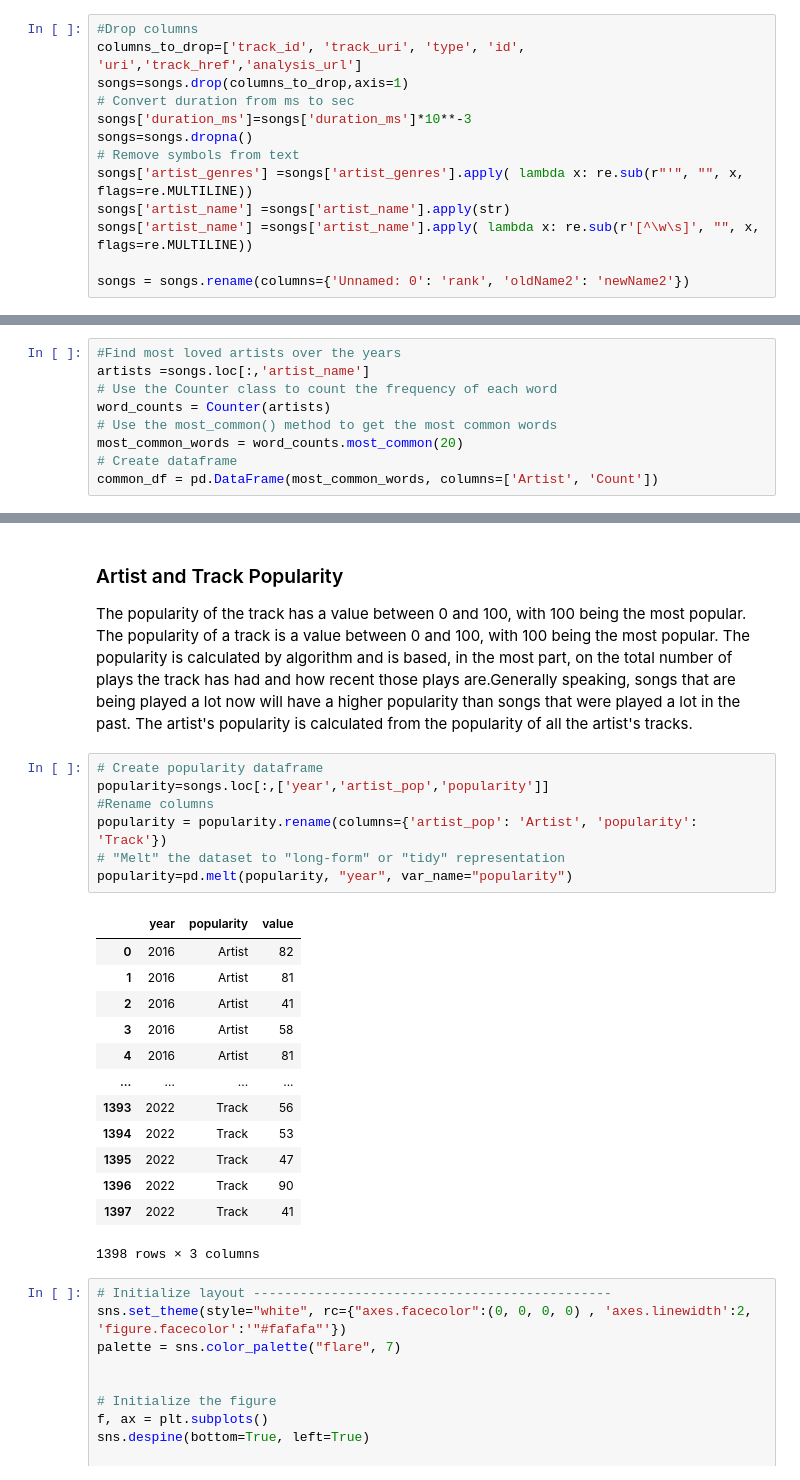
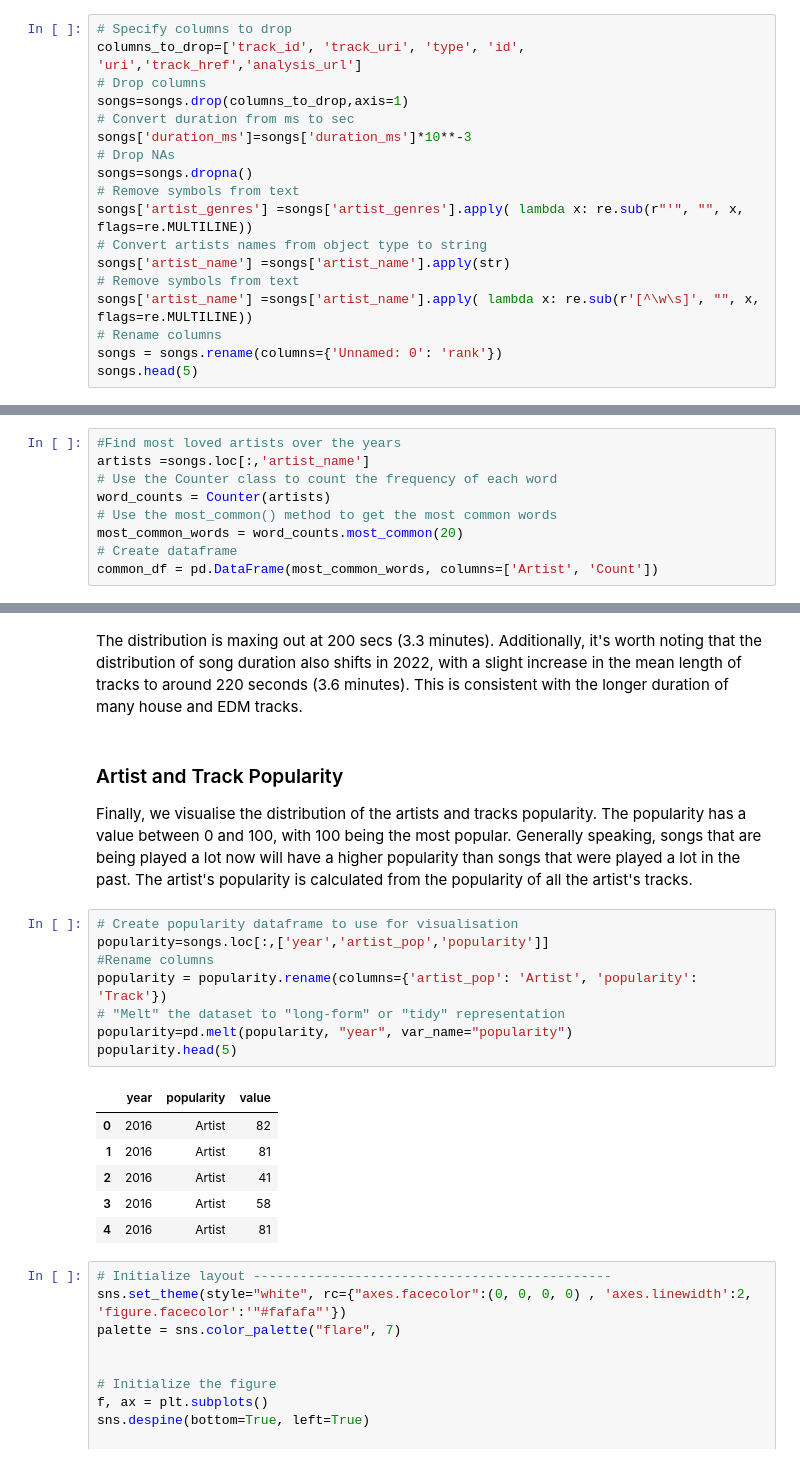
Before and after one commit to zpapagianni/Spotify_project, a Jupyter notebook: notebooks/EDA-clustering.ipynb, the cells around one changed output, grey strips where cells are left out. Cells and saved outputs as stored; diff of their text form.

```diff
--- a/notebooks/EDA-clustering.ipynb
+++ b/notebooks/EDA-clustering.ipynb
@@ -60,13 +62,18 @@ First we need to prepare our dataframe. We're going to drop columns `track_id`,
 # %%
-#Drop columns
+# Specify columns to drop
 columns_to_drop=['track_id', 'track_uri', 'type', 'id', 'uri','track_href','analysis_url']
+# Drop columns
 songs=songs.drop(columns_to_drop,axis=1)
 # Convert duration from ms to sec
 songs['duration_ms']=songs['duration_ms']*10**-3
+# Drop NAs
 songs=songs.dropna()
 # Remove symbols from text
 songs['artist_genres'] =songs['artist_genres'].apply( lambda x: re.sub(r"'", "", x, flags=re.MULTILINE))
+# Convert artists names from object type to string
 songs['artist_name'] =songs['artist_name'].apply(str)
+# Remove symbols from text
 songs['artist_name'] =songs['artist_name'].apply( lambda x: re.sub(r'[^\w\s]', "", x, flags=re.MULTILINE))
-
-songs = songs.rename(columns={'Unnamed: 0': 'rank', 'oldName2': 'newName2'})
+# Rename columns
+songs = songs.rename(columns={'Unnamed: 0': 'rank'})
+songs.head(5)
@@ -524,29 +645,23 @@ As I mentioned above, at the end of 2021 restrictions were lifted in London and
+# %% [markdown]
+The distribution is maxing out at 200 secs (3.3 minutes). Additionally, it's worth noting that the distribution of song duration also shifts in 2022, with a slight increase in the mean length of tracks to around 220 seconds (3.6 minutes). This is consistent with the longer duration of many house and EDM tracks.
 # %% [markdown]
 ### Artist and Track Popularity
-The popularity of the track has a value between 0 and 100, with 100 being the most popular.
-The popularity of a track is a value between 0 and 100, with 100 being the most popular. The popularity is calculated by algorithm and is based, in the most part, on the total number of plays the track has had and how recent those plays are.Generally speaking, songs that are being played a lot now will have a higher popularity than songs that were played a lot in the past.
-The artist's popularity is calculated from the popularity of all the artist's tracks.
+Finally, we visualise the distribution of the artists and tracks popularity. The popularity has a value between 0 and 100, with 100 being the most popular. Generally speaking, songs that are being played a lot now will have a higher popularity than songs that were played a lot in the past. The artist's popularity is calculated from the popularity of all the artist's tracks.
 # %%
-# Create popularity dataframe
+# Create popularity dataframe to use for visualisation
 popularity=songs.loc[:,['year','artist_pop','popularity']]
 #Rename columns
 popularity = popularity.rename(columns={'artist_pop': 'Artist', 'popularity': 'Track'})
 # "Melt" the dataset to "long-form" or "tidy" representation
 popularity=pd.melt(popularity, "year", var_name="popularity")
+popularity.head(5)
 # %% [output]
 |  | year | popularity | value |
 | 0 | 2016 | Artist | 82 |
 | 1 | 2016 | Artist | 81 |
 | 2 | 2016 | Artist | 41 |
 | 3 | 2016 | Artist | 58 |
 | 4 | 2016 | Artist | 81 |
-| ... | ... | ... | ... |
-| 1393 | 2022 | Track | 56 |
-| 1394 | 2022 | Track | 53 |
-| 1395 | 2022 | Track | 47 |
-| 1396 | 2022 | Track | 90 |
-| 1397 | 2022 | Track | 41 |
-1398 rows × 3 columns
 # %%
 # Initialize layout ----------------------------------------------
 sns.set_theme(style="white", rc={"axes.facecolor":(0, 0, 0, 0) , 'axes.linewidth':2, 'figure.facecolor':'"#fafafa"'})
```
Also changed, not shown: parts of 51 cells of this notebook, 1 other file.
